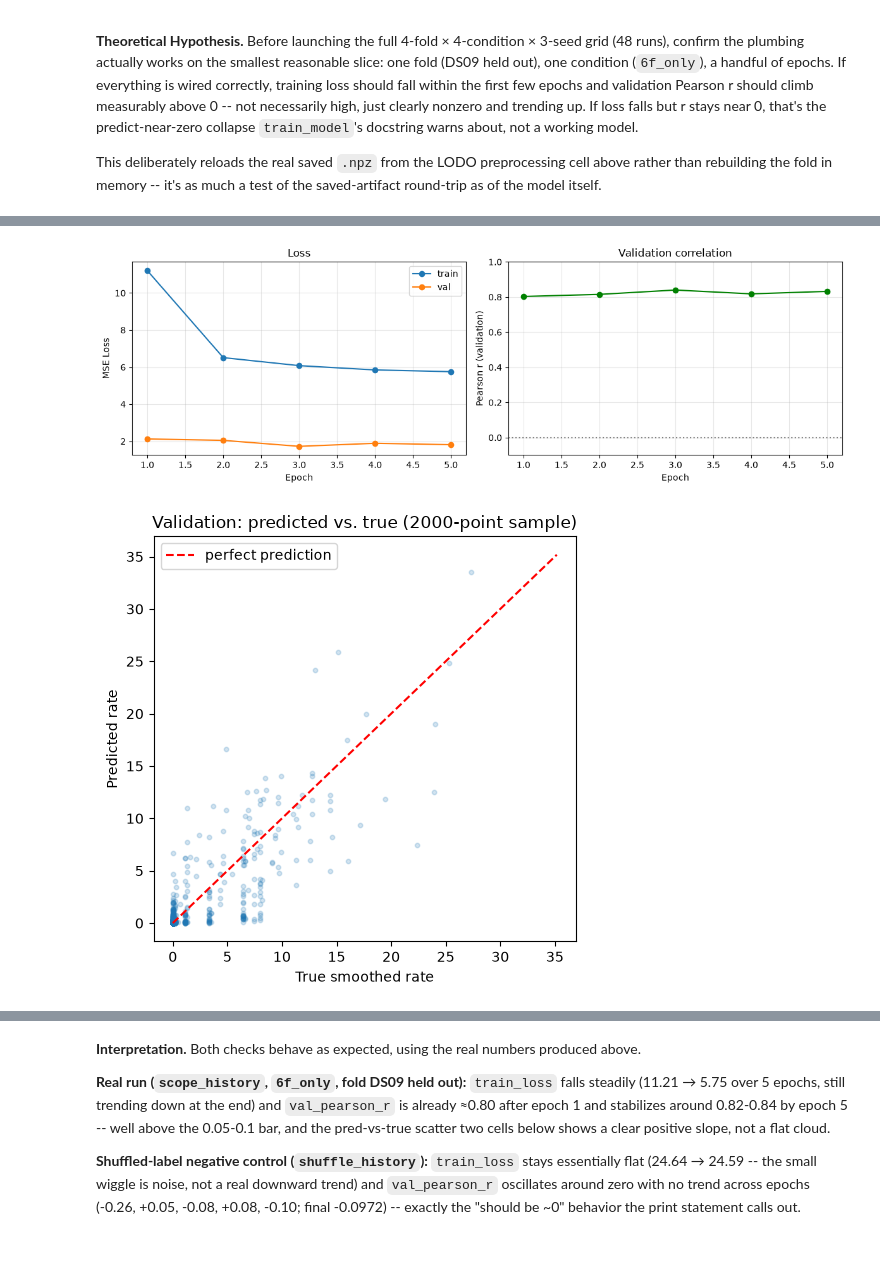
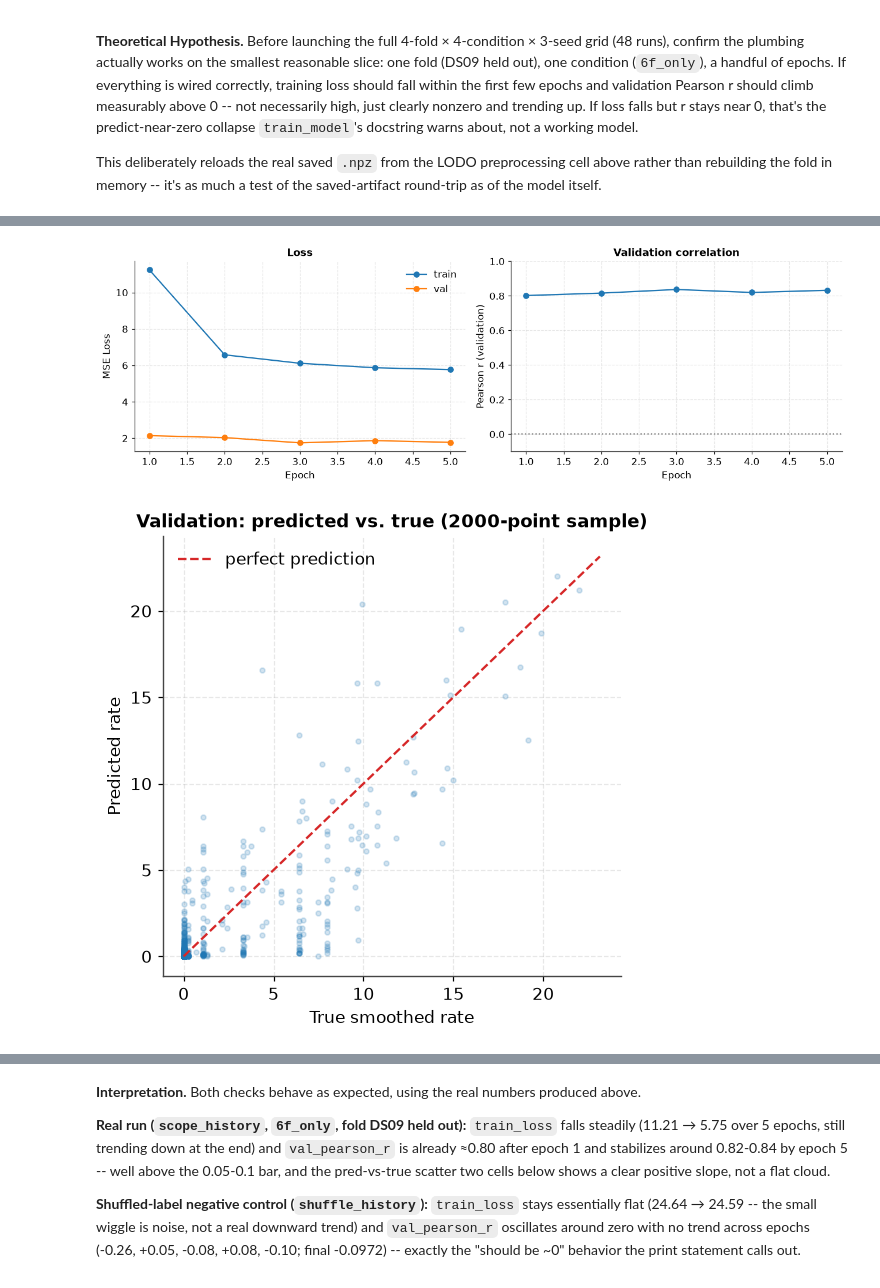
Before and after one commit to F-vdHaar/neural_ds_generalisation, a Jupyter notebook: spike_inference.ipynb, the cells around one changed output, grey strips where cells are left out. Cells and saved outputs as stored; diff of their text form; code cells hidden in the pictures; blank space fills up the shorter version.

```diff
--- a/spike_inference.ipynb
+++ b/spike_inference.ipynb
@@ -426,11 +472,16 @@ print(f"Fixed AA filter cutoff for every recording: {0.9 * TARGET_FS / 2:.1f} Hz
 print(df_downsample.groupby('dataset')[['native_fr', 'downsample_ratio']].describe())
 
 fig, ax = plt.subplots(figsize=(7, 4))
-df_downsample.boxplot(column='downsample_ratio', by='dataset', ax=ax, rot=30)
+dataset_order = sorted(df_downsample['dataset'].unique())
+dataset_palette = {d: INDICATOR_COLORS[get_indicator(d)] for d in dataset_order}
+sns.boxplot(data=df_downsample, x='dataset', y='downsample_ratio', order=dataset_order,
+            hue='dataset', palette=dataset_palette, legend=False, ax=ax)
+ax.set_xlabel('')
 ax.set_ylabel('Downsampling ratio (native FR / 30 Hz)')
 ax.axhline(1.0, color='gray', linestyle=':', linewidth=1)
-plt.suptitle('')
-plt.title('DS10 loses a much larger share of its native bandwidth than DS09/DS14/DS15')
+ax.set_title('DS10 loses a much larger share of its native bandwidth than DS09/DS14/DS15')
+ax.tick_params(axis='x', rotation=30)
+style_axis(ax)
 plt.tight_layout()
 plt.show()
 # %% [output]
@@ -1576,39 +1631,40 @@ Epoch 5/5  train_loss=5.75496  val_loss=1.81467  val_pearson_r=0.8320
 # %%
 fig, axes = plt.subplots(1, 2, figsize=(12, 4))
 epochs_range = range(1, len(scope_history['train_loss']) + 1)
 axes[0].plot(epochs_range, scope_history['train_loss'], 'o-', label='train')
 axes[0].plot(epochs_range, scope_history['val_loss'], 'o-', label='val')
 axes[0].set_xlabel('Epoch'); axes[0].set_ylabel('MSE Loss'); axes[0].set_title('Loss'); axes[0].legend()
-axes[0].grid(alpha=0.3)
+style_axis(axes[0], grid_axis='both')
 
-axes[1].plot(epochs_range, scope_history['val_pearson_r'], 'o-', color='green')
+axes[1].plot(epochs_range, scope_history['val_pearson_r'], 'o-', color=CONDITION_COLORS['6f_only'])
 axes[1].axhline(0, color='gray', linestyle=':')
 axes[1].set_xlabel('Epoch'); axes[1].set_ylabel('Pearson r (validation)'); axes[1].set_title('Validation correlation')
 axes[1].set_ylim(-0.1, 1.0)
-axes[1].grid(alpha=0.3)
+style_axis(axes[1], grid_axis='both')
 plt.tight_layout()
 plt.show()
 
 # Prediction vs. truth on a validation sample -- a constant-output collapse
 # is visually obvious here (flat horizontal cloud) even when r alone might
 # be ambiguous at a glance.
 scope_model.eval()
 with torch.no_grad():
     sample_idx = np.random.choice(len(X_val), size=min(2000, len(X_val)), replace=False)
     preds_sample = scope_model(torch.tensor(X_val[sample_idx], dtype=torch.float32)).numpy()
 
 fig, ax = plt.subplots(figsize=(5, 5))
-ax.scatter(y_val[sample_idx], preds_sample, alpha=0.2, s=10)
+ax.scatter(y_val[sample_idx], preds_sample, alpha=0.2, s=10, color=CONDITION_COLORS['6f_only'])
 lims = [0, max(y_val[sample_idx].max(), preds_sample.max()) * 1.05]
-ax.plot(lims, lims, 'r--', label='perfect prediction')
+ax.plot(lims, lims, color='#d62728', linestyle='--', label='perfect prediction')
 ax.set_xlabel('True smoothed rate'); ax.set_ylabel('Predicted rate')
 ax.set_title('Validation: predicted vs. true (2000-point sample)')
 ax.legend()
+style_axis(ax, grid_axis='both')
 plt.tight_layout()
 plt.show()
 # %% [output]
-[figure, old version]
+[figure, new version]
-[figure, old version]
+[figure, new version]
 # %%
 fig, axes = plt.subplots(1, 2, figsize=(11, 5))
 
```
Also changed, not shown: parts of 37 cells of this notebook.
